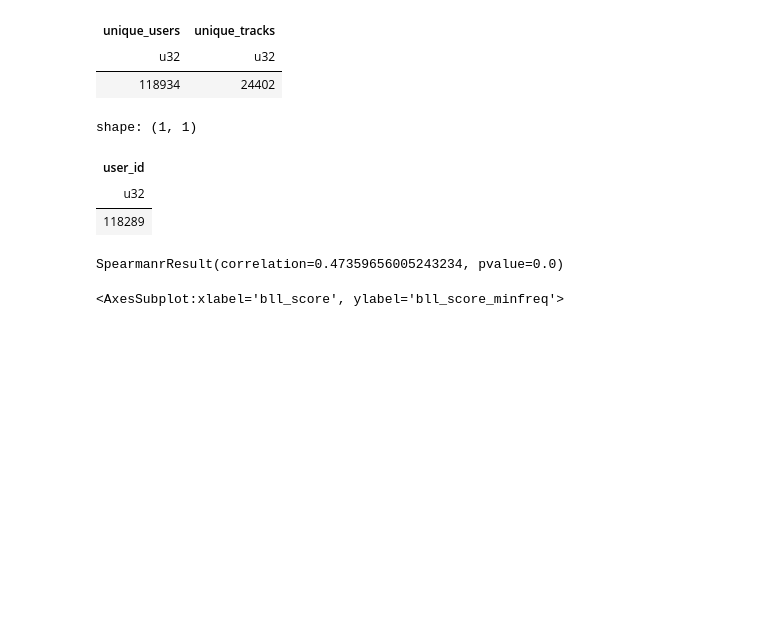
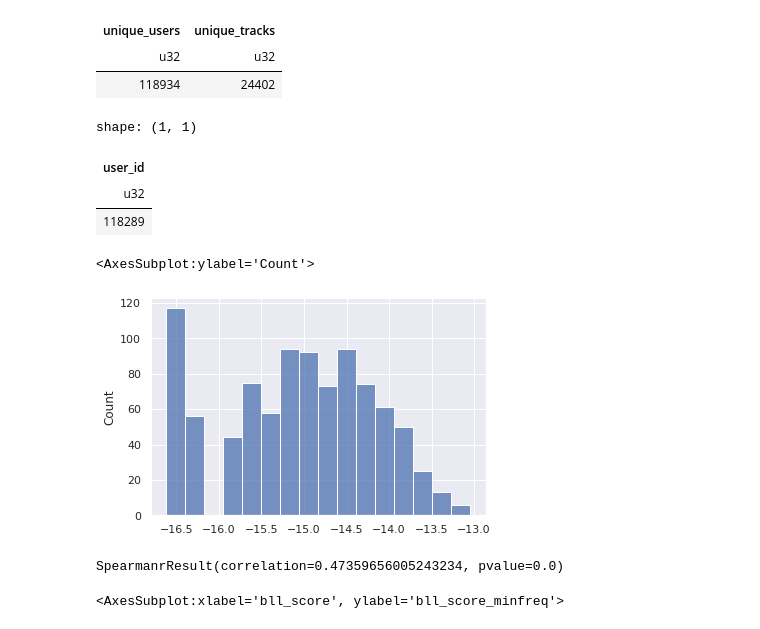
Before and after one commit to mmosc/emo-mrs, a Jupyter notebook: notebooks/calculation_emotion.ipynb, the cells around one changed output. Drawn from its saved outputs; the diff is of its cells as text; code cells hidden in the pictures; blank space fills up the shorter version.

```diff
--- a/notebooks/calculation_emotion.ipynb
+++ b/notebooks/calculation_emotion.ipynb
@@ -156,6 +156,20 @@ data = pl.scan_csv(DATA_ROOT_URL/'user_item_timestamp.tsv',sep='\t',parse_dates=
 data.pipe(calculate_bll_score,offset=offset,decay=decay).collect().write_csv(DATA_ROOT_URL/f"bll_scores_{offset}.csv")
 data.pipe(calculate_bll_score_min_freq,offset=offset,decay=decay,R=min_freq).collect().write_csv(DATA_ROOT_URL/f"bll_scores_minfreq_{offset}.csv")
 #data.pipe(calculate_bll_score_global,decay=decay).collect().write_csv(DATA_ROOT_URL/f"bll_scores_global.csv")
+# %%
+offset="4y"
+decay=0.5
+min_freq=3
+data = pl.scan_csv(DATA_ROOT_URL/'user_item_timestamp.tsv',sep='\t',parse_dates=True).rename(mapping={"track_index":"track_id","time":"timestamp"})
+bll_item_scores= data.with_column((pl.col("timestamp").max().dt.offset_by(offset).alias("ts_ref")).over(
+        pl.col([ "user_id"])
+    )).with_column((pl.col("ts_ref") - pl.col("timestamp")).dt.timestamp().alias("ts_diff")
+).filter(pl.col("ts_diff")>0).groupby(['track_id','user_id']).agg([pl.col('ts_diff').pow(-decay).sum().log().alias("bll_score")]).sort('user_id').collect()
+# %%
+sns.histplot(bll_item_scores[bll_item_scores['user_id']==1006]['bll_score'])
+# %% [output]
+<AxesSubplot:ylabel='Count'>
+[figure, added]
 # %%
 itembll_all= pd.read_csv(DATA_ROOT_URL/'bll_scores_1mo.csv')
 itembll_minfreq_all= pd.read_csv(DATA_ROOT_URL/'bll_scores_minfreq_1mo.csv')
```
Also changed, not shown: parts of 1 cell of this notebook, 3 other files.
